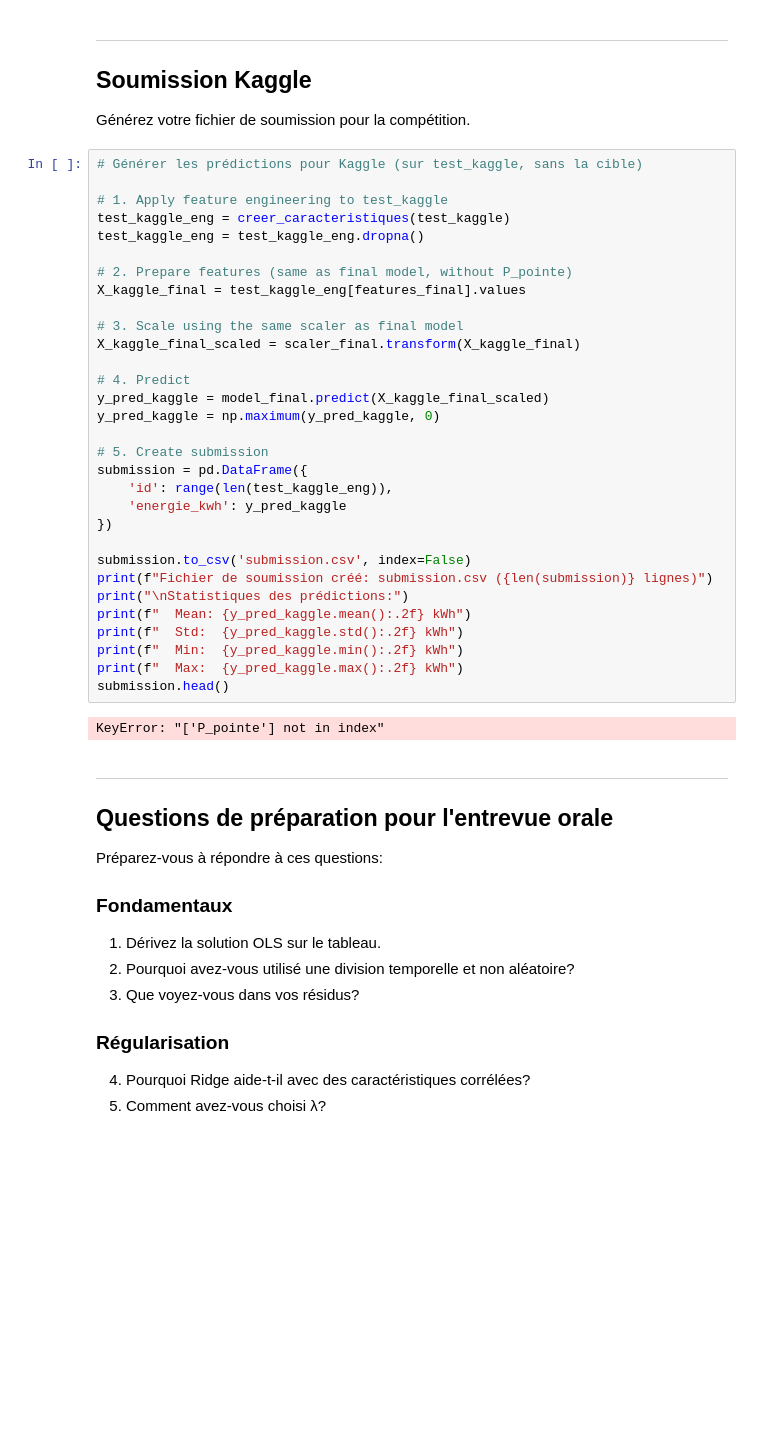
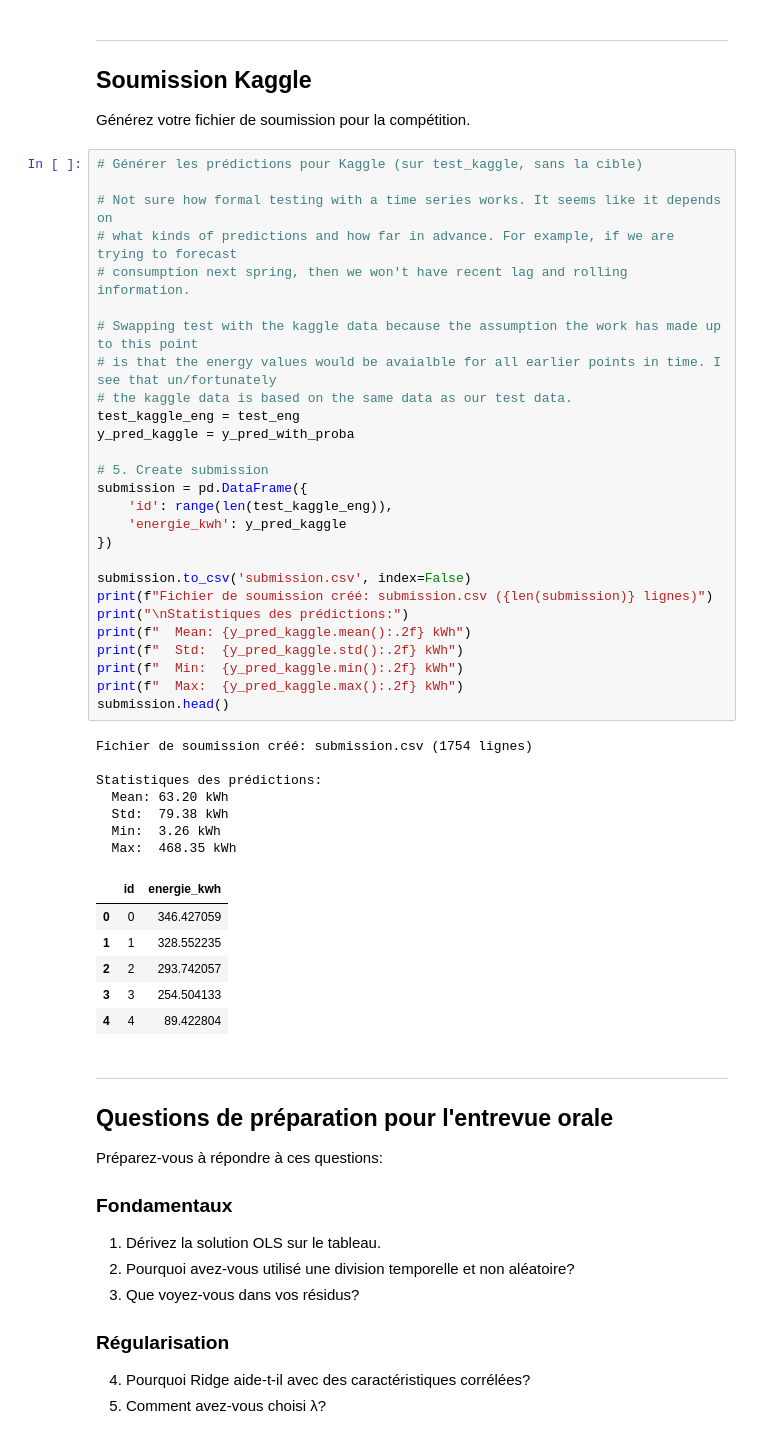
Before and after one commit to trvslhlt/ift_6390_machine_learning, a Jupyter notebook: assignments/projet_energie.ipynb, the cells around one changed output. Saved outputs shown, nothing was run; the diff lists cells and outputs as text; blank space fills up the shorter version.

```diff
--- a/assignments/projet_energie.ipynb
+++ b/assignments/projet_energie.ipynb
@@ -1193,36 +1116,44 @@ Générez votre fichier de soumission pour la compétition.
 # %%
 # Générer les prédictions pour Kaggle (sur test_kaggle, sans la cible)
 
-# 1. Apply feature engineering to test_kaggle
-test_kaggle_eng = creer_caracteristiques(test_kaggle)
-test_kaggle_eng = test_kaggle_eng.dropna()
+# Not sure how formal testing with a time series works. It seems like it depends on
+# what kinds of predictions and how far in advance. For example, if we are trying to forecast
+# consumption next spring, then we won't have recent lag and rolling information.
 
-# 2. Prepare features (same as final model, without P_pointe)
-X_kaggle_final = test_kaggle_eng[features_final].values
-
-# 3. Scale using the same scaler as final model
-X_kaggle_final_scaled = scaler_final.transform(X_kaggle_final)
-
-# 4. Predict
-y_pred_kaggle = model_final.predict(X_kaggle_final_scaled)
-y_pred_kaggle = np.maximum(y_pred_kaggle, 0)
+# Swapping test with the kaggle data because the assumption the work has made up to this point
+# is that the energy values would be avaialble for all earlier points in time. I see that un/fortunately
+# the kaggle data is based on the same data as our test data.
+test_kaggle_eng = test_eng
+y_pred_kaggle = y_pred_with_proba
 
 # 5. Create submission
 submission = pd.DataFrame({
     'id': range(len(test_kaggle_eng)),
     'energie_kwh': y_pred_kaggle
 })
 
 submission.to_csv('submission.csv', index=False)
 print(f"Fichier de soumission créé: submission.csv ({len(submission)} lignes)")
 print("\nStatistiques des prédictions:")
 print(f"  Mean: {y_pred_kaggle.mean():.2f} kWh")
 print(f"  Std:  {y_pred_kaggle.std():.2f} kWh")
 print(f"  Min:  {y_pred_kaggle.min():.2f} kWh")
 print(f"  Max:  {y_pred_kaggle.max():.2f} kWh")
 submission.head()
 # %% [output]
-KeyError: "['P_pointe'] not in index"
+Fichier de soumission créé: submission.csv (1754 lignes)
+
+Statistiques des prédictions:
+  Mean: 63.20 kWh
+  Std:  79.38 kWh
+  Min:  3.26 kWh
+  Max:  468.35 kWh
+|  | id | energie_kwh |
+| 0 | 0 | 346.427059 |
+| 1 | 1 | 328.552235 |
+| 2 | 2 | 293.742057 |
+| 3 | 3 | 254.504133 |
+| 4 | 4 | 89.422804 |
 # %% [markdown]
 ---
 
```
Also changed, not shown: parts of 9 cells of this notebook, 2 other files.
